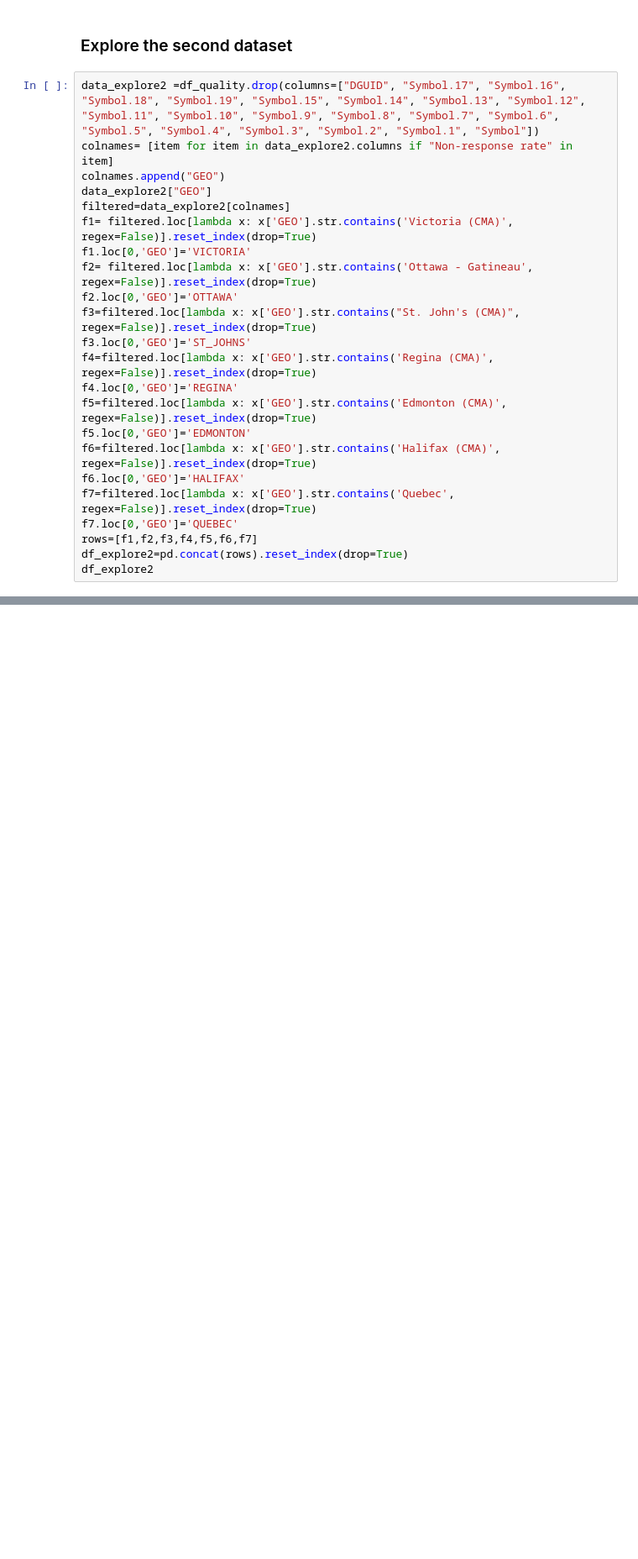
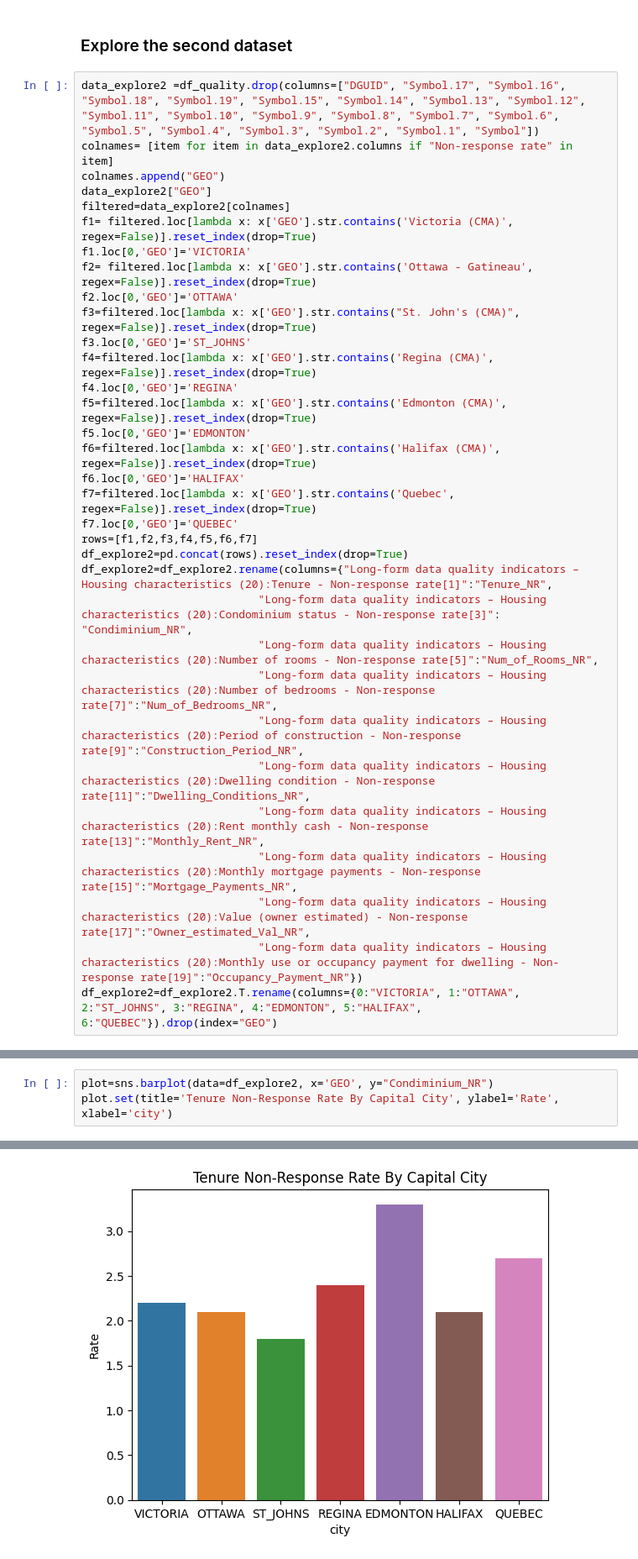
Before and after one commit to ubco-W2022T2-data301/project-group-group-2, a Jupyter notebook: analysis/analysis3.ipynb, the cells around one changed output, grey strips where cells are left out. Shown: that part at 84% size. Drawn from its saved outputs; the diff is of its cells as text; blank space fills up the shorter version.

```diff
--- a/analysis/analysis3.ipynb
+++ b/analysis/analysis3.ipynb
@@ -114,4 +114,14 @@ f7=filtered.loc[lambda x: x['GEO'].str.contains('Quebec', regex=False)].reset_in
 f7.loc[0,'GEO']='QUEBEC'
 rows=[f1,f2,f3,f4,f5,f6,f7]
 df_explore2=pd.concat(rows).reset_index(drop=True)
-df_explore2
+df_explore2=df_explore2.rename(columns={"Long-form data quality indicators – Housing characteristics (20):Tenure - Non-response rate[1]":"Tenure_NR",
+                           "Long-form data quality indicators – Housing characteristics (20):Condominium status - Non-response rate[3]": "Condiminium_NR",
+                           "Long-form data quality indicators – Housing characteristics (20):Number of rooms - Non-response rate[5]":"Num_of_Rooms_NR",
+                           "Long-form data quality indicators – Housing characteristics (20):Number of bedrooms - Non-response rate[7]":"Num_of_Bedrooms_NR",
+                           "Long-form data quality indicators – Housing characteristics (20):Period of construction - Non-response rate[9]":"Construction_Period_NR",
+                           "Long-form data quality indicators – Housing characteristics (20):Dwelling condition - Non-response rate[11]":"Dwelling_Conditions_NR",
+                           "Long-form data quality indicators – Housing characteristics (20):Rent monthly cash - Non-response rate[13]":"Monthly_Rent_NR",
+                           "Long-form data quality indicators – Housing characteristics (20):Monthly mortgage payments - Non-response rate[15]":"Mortgage_Payments_NR",
+                           "Long-form data quality indicators – Housing characteristics (20):Value (owner estimated) - Non-response rate[17]":"Owner_estimated_Val_NR",
+                           "Long-form data quality indicators – Housing characteristics (20):Monthly use or occupancy payment for dwelling - Non-response rate[19]":"Occupancy_Payment_NR"})
+df_explore2=df_explore2.T.rename(columns={0:"VICTORIA", 1:"OTTAWA", 2:"ST_JOHNS", 3:"REGINA", 4:"EDMONTON", 5:"HALIFAX", 6:"QUEBEC"}).drop(index="GEO")
@@ -126,0 +128,4 @@ df_explore2
+# %%
+plot=sns.barplot(data=df_explore2, x='GEO', y="Condiminium_NR")
+plot.set(title='Tenure Non-Response Rate By Capital City', ylabel='Rate', xlabel='city')
+# %% [output]
@@ -126,0 +135 @@ df_explore2
+[figure, added]
```
Also changed, not shown: parts of 6 cells of this notebook, 2 other files.
